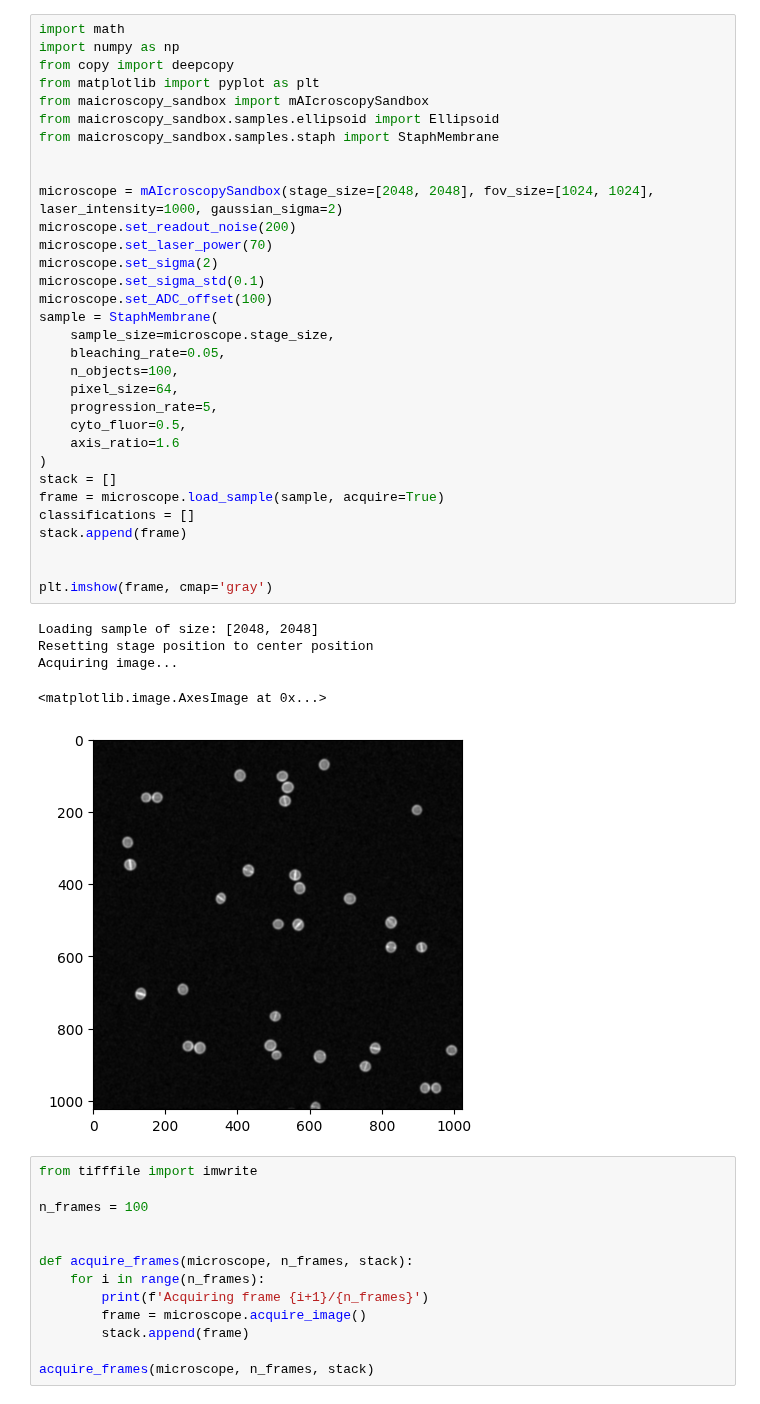
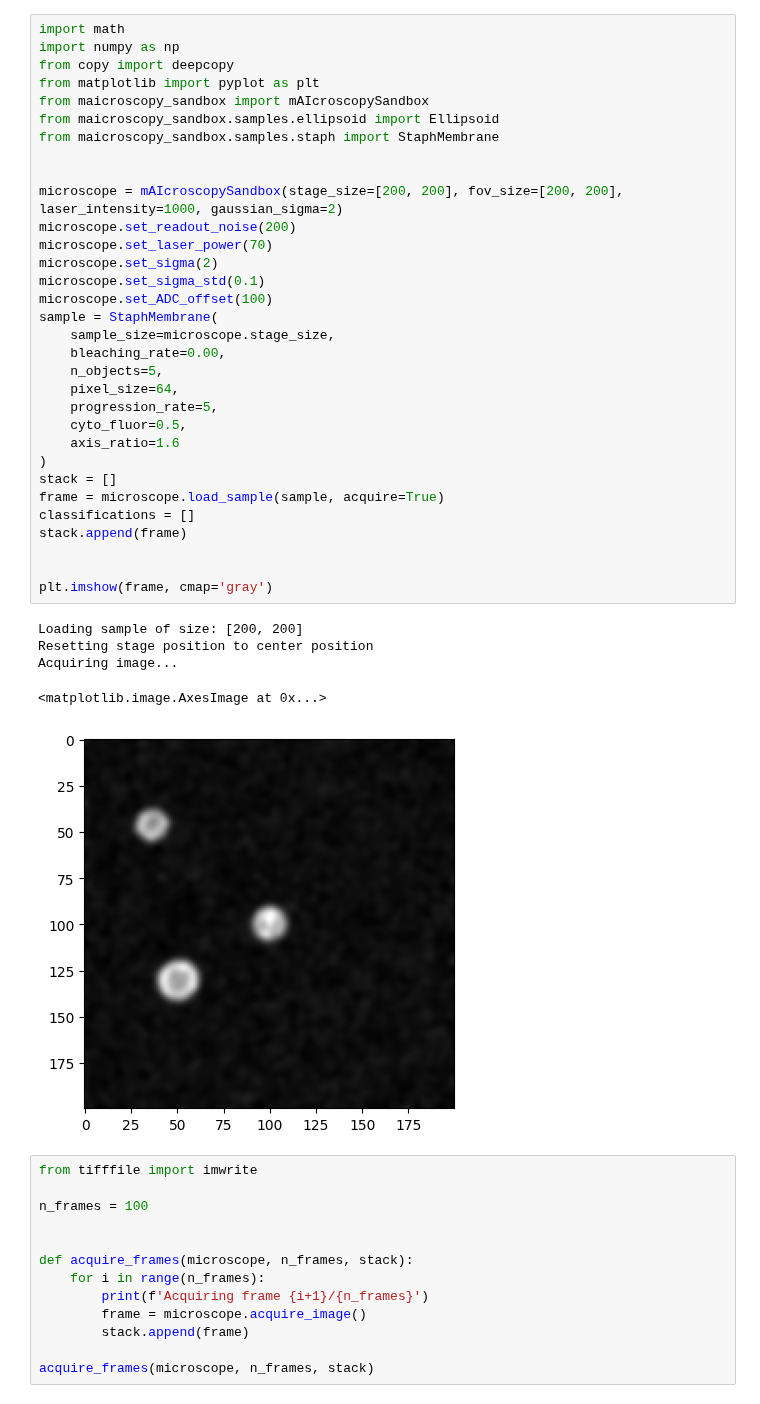
Before and after one commit to HenriquesLab/mAIcroscopysandbox, a Jupyter notebook: notebooks/example_usage.ipynb, the cells around one changed output. Cells and saved outputs as stored; diff of their text form.

Commit message:
fixes to cell size

```diff
--- a/notebooks/example_usage.ipynb
+++ b/notebooks/example_usage.ipynb
@@ -4,38 +4,38 @@ import numpy as np
 from copy import deepcopy
 from matplotlib import pyplot as plt
 from maicroscopy_sandbox import mAIcroscopySandbox
 from maicroscopy_sandbox.samples.ellipsoid import Ellipsoid
 from maicroscopy_sandbox.samples.staph import StaphMembrane
 
 
-microscope = mAIcroscopySandbox(stage_size=[2048, 2048], fov_size=[1024, 1024], laser_intensity=1000, gaussian_sigma=2)
+microscope = mAIcroscopySandbox(stage_size=[200, 200], fov_size=[200, 200], laser_intensity=1000, gaussian_sigma=2)
 microscope.set_readout_noise(200)
 microscope.set_laser_power(70)
 microscope.set_sigma(2)
 microscope.set_sigma_std(0.1)
 microscope.set_ADC_offset(100)
 sample = StaphMembrane(
     sample_size=microscope.stage_size,
-    bleaching_rate=0.05,
-    n_objects=100,
+    bleaching_rate=0.00,
+    n_objects=5,
     pixel_size=64,
     progression_rate=5,
     cyto_fluor=0.5,
     axis_ratio=1.6
 )
 stack = []
 frame = microscope.load_sample(sample, acquire=True)
 classifications = []
 stack.append(frame)
 
 
 plt.imshow(frame, cmap='gray')
 # %% [output]
-Loading sample of size: [2048, 2048]
+Loading sample of size: [200, 200]
 Resetting stage position to center position
 Acquiring image...
 <matplotlib.image.AxesImage at 0x...>
-[figure, old version]
+[figure, new version]
 # %%
 from tifffile import imwrite
 
```
Also changed, not shown: parts of 1 cell of this notebook, 2 other files.
